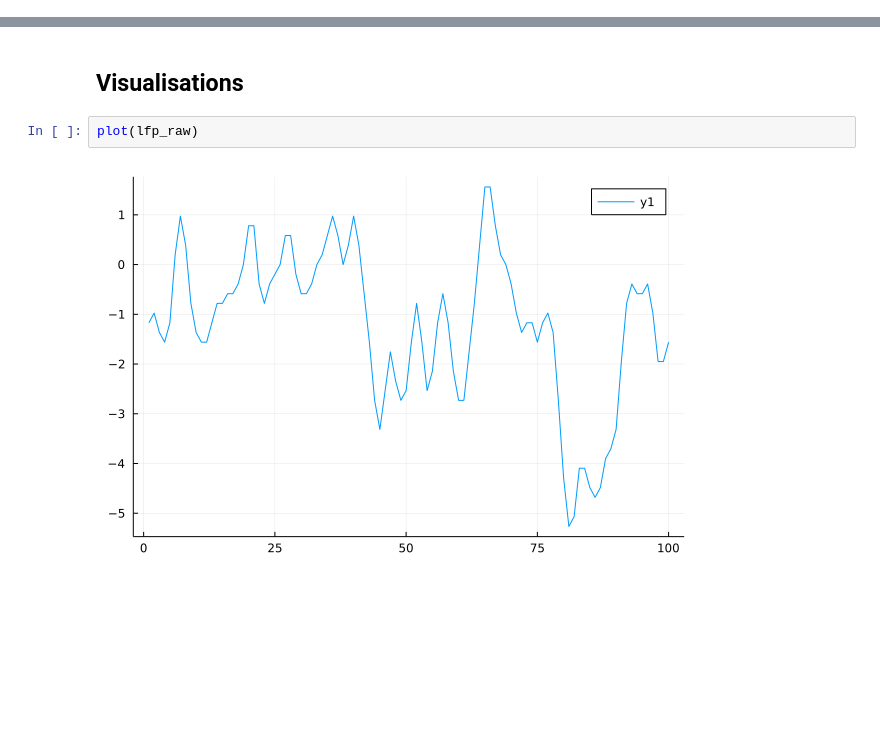
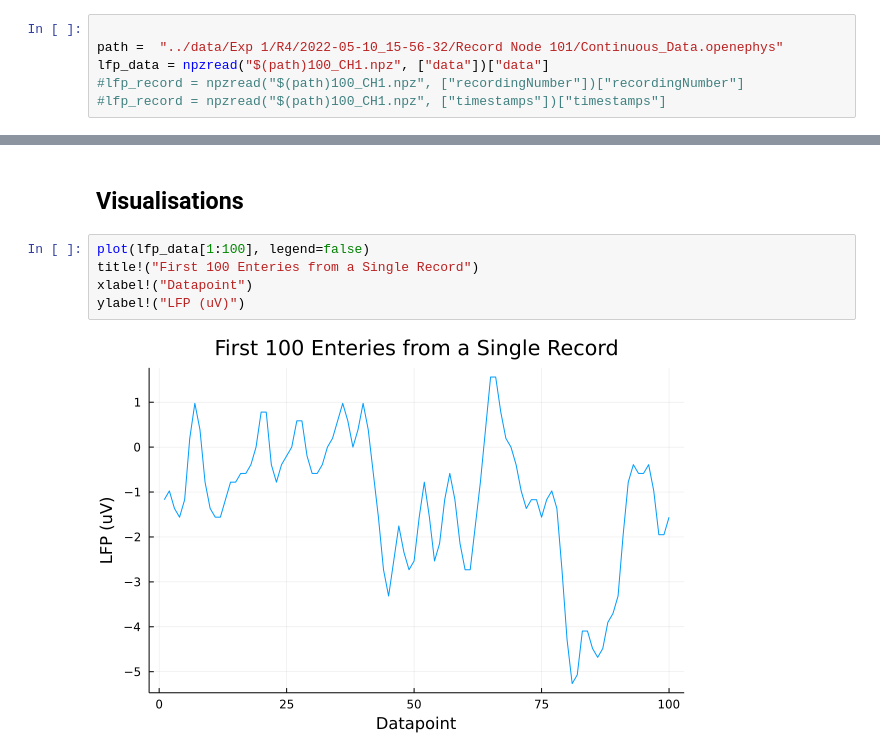
Before and after one commit to alexelwood14/O2-LFP-modelling, a Jupyter notebook: src/visualisations.ipynb, the cells around one changed output, grey strips where cells are left out. Saved outputs shown, nothing was run; the diff lists cells and outputs as text; blank space fills up the shorter version.

```diff
--- a/src/visualisations.ipynb
+++ b/src/visualisations.ipynb
@@ -30,0 +29,6 @@ lfp_raw = npzread("$(path)100_CH1.npz", ["data"])["data"][1:100]
+# %%
+
+path =  "../data/Exp 1/R4/2022-05-10_15-56-32/Record Node 101/Continuous_Data.openephys"
+lfp_data = npzread("$(path)100_CH1.npz", ["data"])["data"]
+#lfp_record = npzread("$(path)100_CH1.npz", ["recordingNumber"])["recordingNumber"]
+#lfp_record = npzread("$(path)100_CH1.npz", ["timestamps"])["timestamps"]
@@ -31,6 +53,9 @@ lfp_raw = npzread("$(path)100_CH1.npz", ["data"])["data"][1:100]
 # %% [markdown]
 ## Visualisations
-# %%
-plot(lfp_raw)
-# %% [output]
-[figure, removed]
+# %%
+plot(lfp_data[1:100], legend=false)
+title!("First 100 Enteries from a Single Record")
+xlabel!("Datapoint")
+ylabel!("LFP (uV)")
+# %% [output]
+[figure, added]
```
Also changed, not shown: parts of 4 cells of this notebook.
